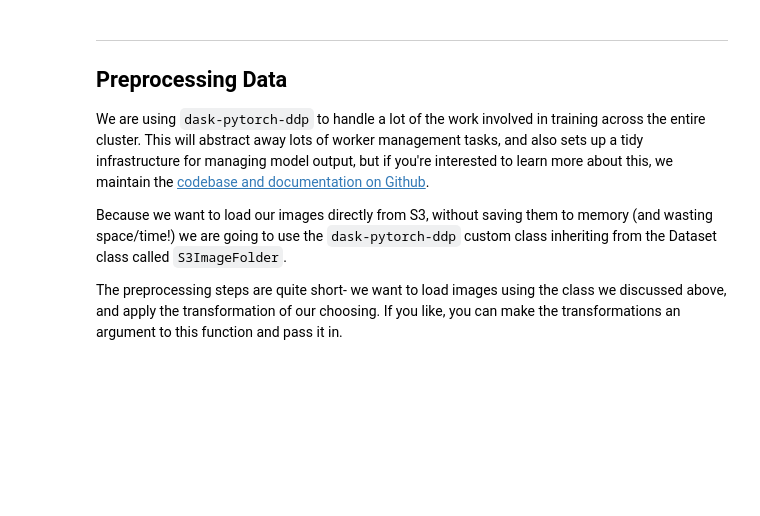
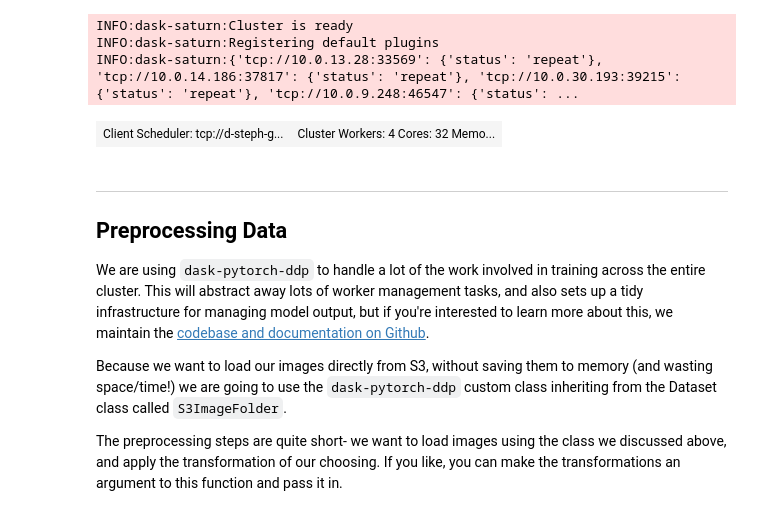
Before and after one commit to saturncloud/workshop-dask-pytorch, a Jupyter notebook: 05-transfer-prepro.ipynb, the cells around one changed output. Saved outputs shown, nothing was run; the diff lists cells and outputs as text; code cells hidden in the pictures; blank space fills up the shorter version.

```diff
--- a/05-transfer-prepro.ipynb
+++ b/05-transfer-prepro.ipynb
@@ -16,12 +16,18 @@ In order to make this work, we have a few steps to carry out:
 
 To start, you know the drill by now: get our cluster connected. Fill in the blanks in between `<<< >>>` marks to get the correct code, or click the ellipsis below to check your work.
 # %%
-### FILL IN THE BLANKS ###
-
 from dask_saturn import SaturnCluster
 from dask.distributed import Client
+import s3fs
+import re
+from torchvision import transforms
 
-cluster = <<< FILL IN >>>()
-client = <<< FILL IN >>>(cluster)
+cluster = SaturnCluster()
+client = Client(cluster)
 client.wait_for_workers(3)
 client
+# %% [output]
+INFO:dask-saturn:Cluster is ready
+INFO:dask-saturn:Registering default plugins
+INFO:dask-saturn:{'tcp://10.0.13.28:33569': {'status': 'repeat'}, 'tcp://10.0.14.186:37817': {'status': 'repeat'}, 'tcp://10.0.30.193:39215': {'status': 'repeat'}, 'tcp://10.0.9.248:46547': {'status': ...
+| Client Scheduler: tcp://d-steph-g... | Cluster Workers: 4 Cores: 32 Memo... |
```
Also changed, not shown: parts of 19 cells of this notebook, 16 other files.
